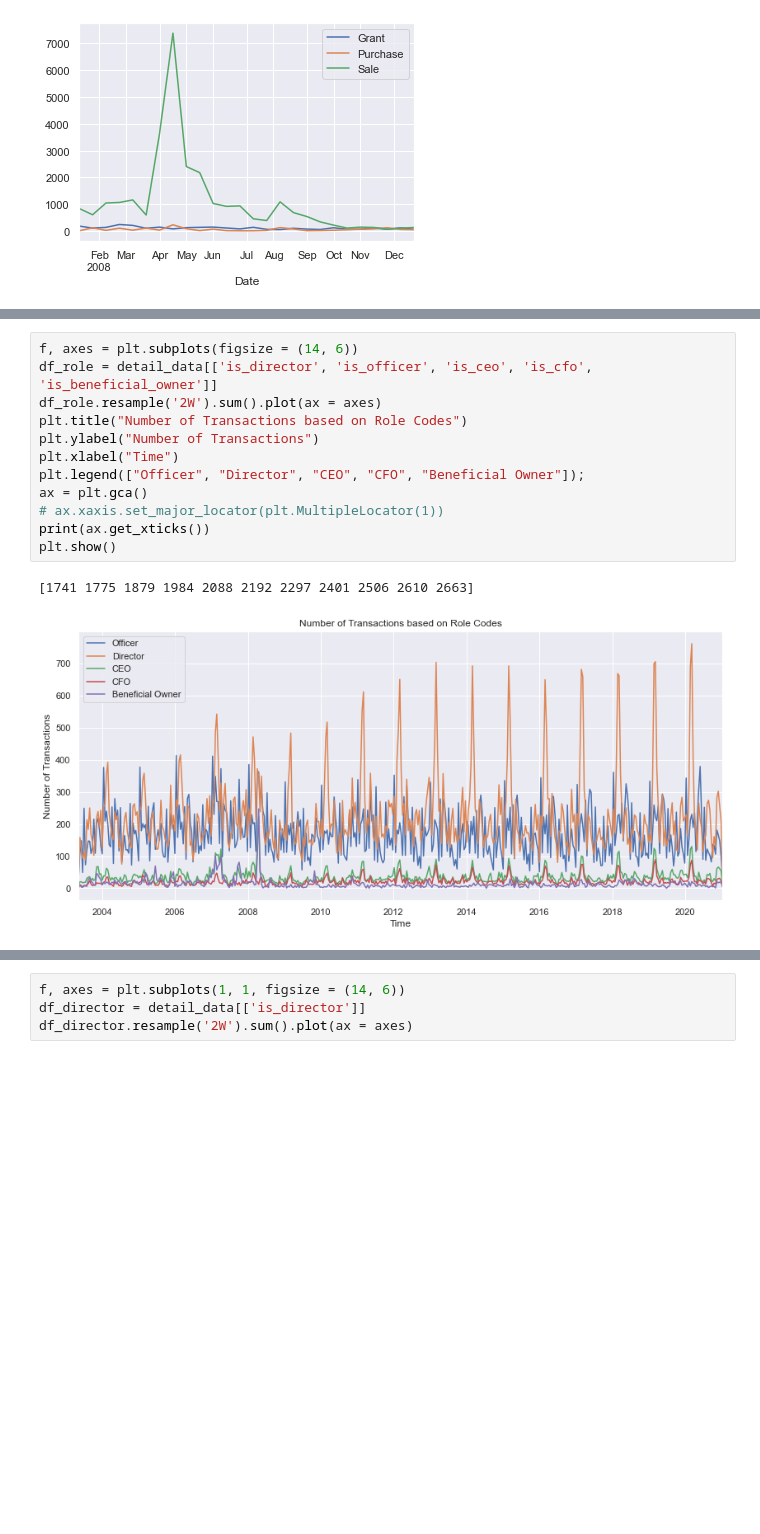
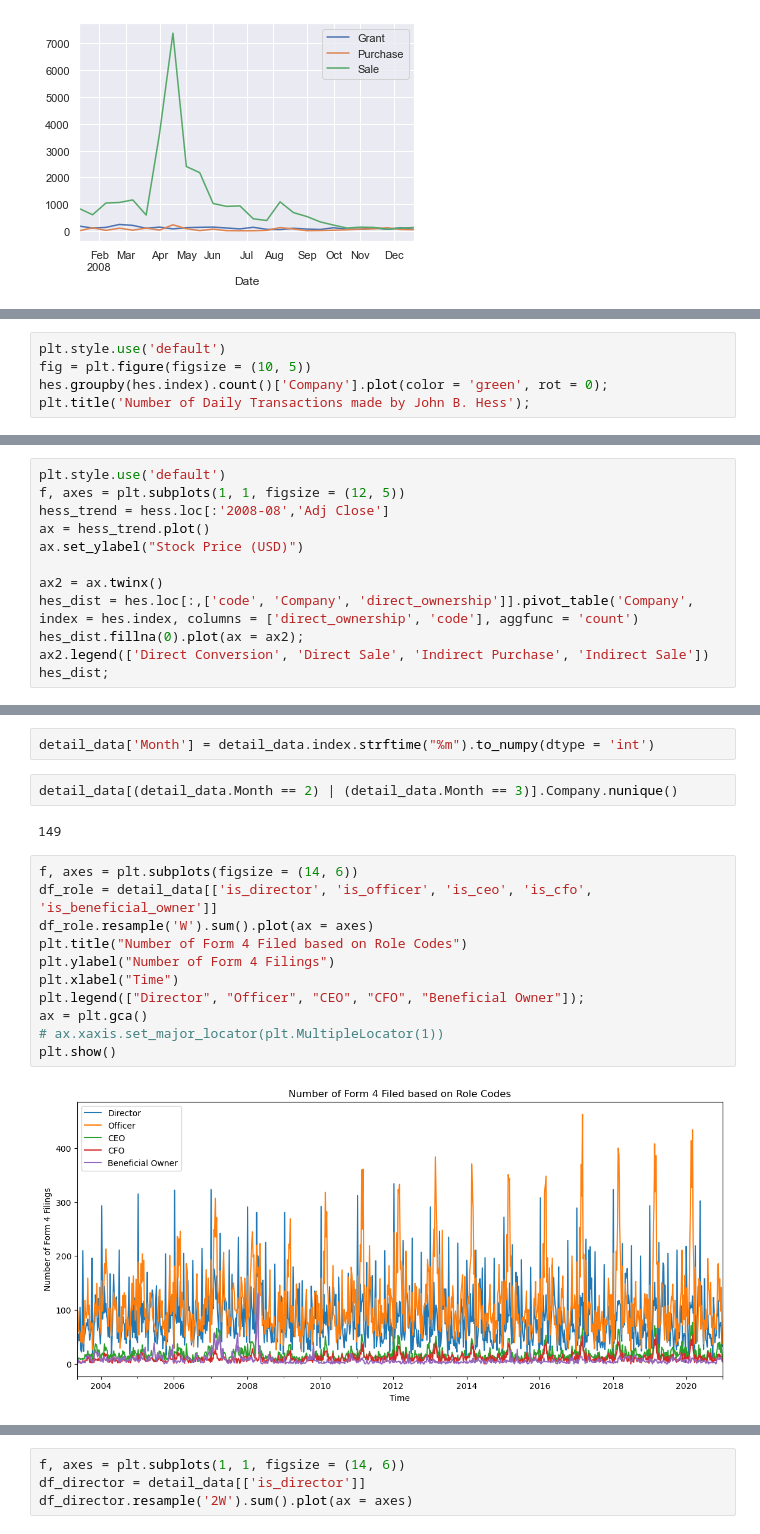
Before and after one commit to oongjiexiang/URECA-Research, a Jupyter notebook: Exploratory Analysis.ipynb, the cells around one changed output, grey strips where cells are left out. Drawn from its saved outputs; the diff is of its cells as text; blank space fills up the shorter version.

```diff
--- a/Exploratory Analysis.ipynb
+++ b/Exploratory Analysis.ipynb
@@ -666,0 +698,5 @@ plt.legend(["Grant", "Purchase", "Sale"]);
+# %%
+plt.style.use('default')
+fig = plt.figure(figsize = (10, 5))
+hes.groupby(hes.index).count()['Company'].plot(color = 'green', rot = 0);
+plt.title('Number of Daily Transactions made by John B. Hess');
@@ -666,0 +764,12 @@ plt.legend(["Grant", "Purchase", "Sale"]);
+# %%
+plt.style.use('default')
+f, axes = plt.subplots(1, 1, figsize = (12, 5))
+hess_trend = hess.loc[:'2008-08','Adj Close']
+ax = hess_trend.plot()
+ax.set_ylabel("Stock Price (USD)")
+
+ax2 = ax.twinx()
+hes_dist = hes.loc[:,['code', 'Company', 'direct_ownership']].pivot_table('Company', index = hes.index, columns = ['direct_ownership', 'code'], aggfunc = 'count')
+hes_dist.fillna(0).plot(ax = ax2);
+ax2.legend(['Direct Conversion', 'Direct Sale', 'Indirect Purchase', 'Indirect Sale'])
+hes_dist;
@@ -675,15 +817,19 @@ Findings
+# %%
+detail_data['Month'] = detail_data.index.strftime("%m").to_numpy(dtype = 'int')
+# %%
+detail_data[(detail_data.Month == 2) | (detail_data.Month == 3)].Company.nunique()
+# %% [output]
+149
 # %%
 f, axes = plt.subplots(figsize = (14, 6))
 df_role = detail_data[['is_director', 'is_officer', 'is_ceo', 'is_cfo', 'is_beneficial_owner']]
-df_role.resample('2W').sum().plot(ax = axes)
-plt.title("Number of Transactions based on Role Codes")
-plt.ylabel("Number of Transactions")
+df_role.resample('W').sum().plot(ax = axes)
+plt.title("Number of Form 4 Filed based on Role Codes")
+plt.ylabel("Number of Form 4 Filings")
 plt.xlabel("Time")
-plt.legend(["Officer", "Director", "CEO", "CFO", "Beneficial Owner"]);
+plt.legend(["Director", "Officer", "CEO", "CFO", "Beneficial Owner"]);
 ax = plt.gca()
 # ax.xaxis.set_major_locator(plt.MultipleLocator(1))
-print(ax.get_xticks())
 plt.show()
 # %% [output]
-[1741 1775 1879 1984 2088 2192 2297 2401 2506 2610 2663]
-[figure, old version]
+[figure, new version]
```
Also changed, not shown: parts of 37 cells of this notebook, 2 other files.
